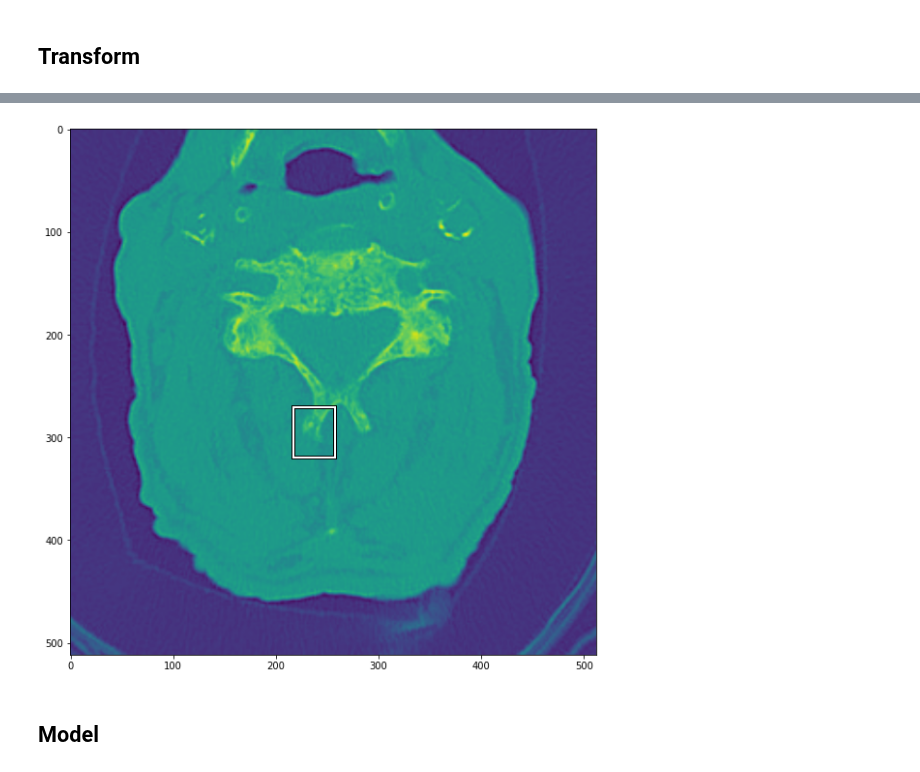
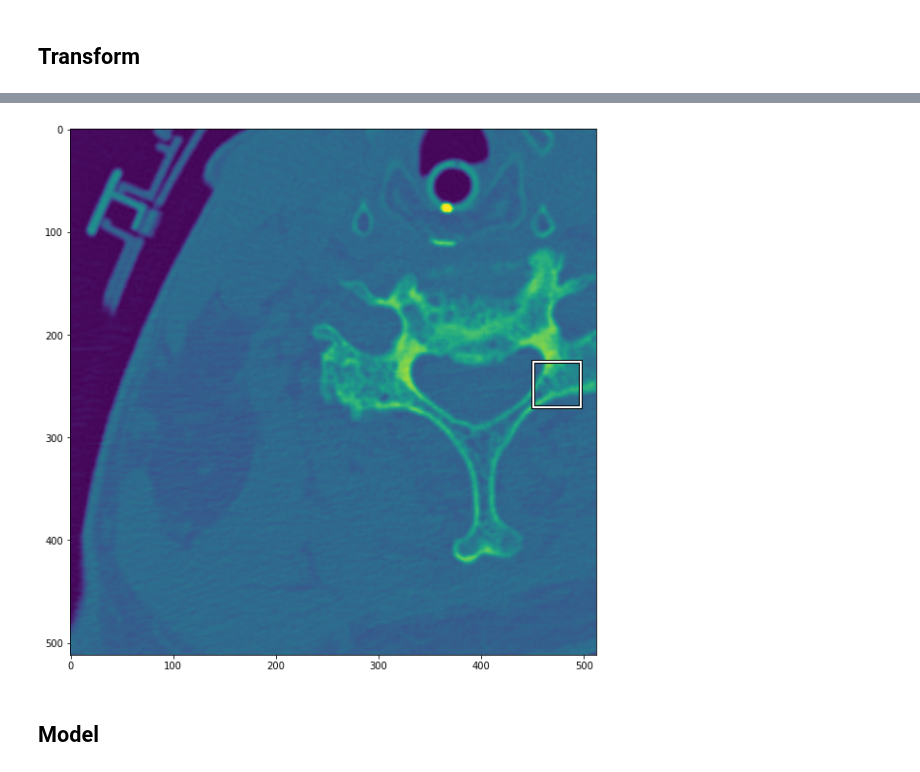
Before and after one commit to ghty011/cervical_spine, a Jupyter notebook: final/train_axial_detection.ipynb, the cells around one changed output, grey strips where cells are left out. Saved outputs shown, nothing was run; the diff lists cells and outputs as text; code cells hidden in the pictures.

```diff
--- a/final/train_axial_detection.ipynb
+++ b/final/train_axial_detection.ipynb
@@ -119,7 +119,8 @@ boundary_df.head()
 | 1.2.826.0.1.3680043.10016 | 1.136566 | 73.564575 | 27.175400 | 444.91382 | 438.84436 |
 | 1.2.826.0.1.3680043.10032 | 1.951216 | 85.200000 | 30.145882 | 420.28073 | 443.24400 |
 # %%
-bbox_boundary_df = boundary_df.loc[df.index.unique().values]
+# bbox 가 있는 애들만
+bbox_boundary_df = boundary_df.loc[bbox_df.index.unique().values]
 len(bbox_boundary_df)
 # %% [output]
 234
@@ -169,0 +219,3 @@ square_crop_position([0, 1, 2, 4], image_size=5)
+# %%
+pos_count = len(total_df[~total_df['x'].isna()])
+pos_count
@@ -169,0 +224,3 @@ square_crop_position([0, 1, 2, 4], image_size=5)
+# %%
+df = pd.concat((total_df[~total_df['x'].isna()], total_df[total_df['x'].isna()].sample(n=pos_count)))
+len(df)
@@ -278,14 +349,19 @@ class FractureDatasetAdaptor(Dataset):
         # img = Image.open(os.path.join(self.images_dir_path, s['StudyInstanceUID'], f"{s['axial_index']}.jpeg"))
         # print(s)
         UID = s.name
+        # print(s)
         slice = int(s['axial_index'])
         r = Image.open(os.path.join(self.image_dir, UID, f"{slice-1}.jpeg"))
         g = Image.open(os.path.join(self.image_dir, UID, f"{slice-0}.jpeg"))
         b = Image.open(os.path.join(self.image_dir, UID, f"{slice+1}.jpeg"))
         img = Image.merge('RGB', (r, g, b))
 
-        pascal_bboxes = [[s.x, s.y, s.x + s.width, s.y + s.height]]
-        class_labels = np.ones(1)
+        if pd.isna(s.x):
+            pascal_bboxes = []
+            class_labels = []
+        else:
+            pascal_bboxes = [[s.x, s.y, s.x + s.width, s.y + s.height]]
+            class_labels = np.ones(1)
 
         crop_box = s[['xmin','ymin','xmax','ymax']].values
         return img, pascal_bboxes, class_labels, idx, crop_box
@@ -298,6 +374,6 @@ class FractureDatasetAdaptor(Dataset):
 
 da = FractureDatasetAdaptor(IMAGES_DIR, df)
 len(da)
-da.get_image_and_labels_by_idx(0)
+da.get_image_and_labels_by_idx(270)
 # %% [output]
 (<PIL.Image.Image image mode=RGB size=512x512 at 0x...>,
@@ -355,35 +431,51 @@ class EfficientDetDataset(Dataset):
             crop_box
         ) = self.ds.get_image_and_labels_by_idx(index)
 
-        image, pascal_bboxes = crop_image(image, pascal_bboxes[0], crop_box)
-        pascal_bboxes[0] = max(0, pascal_bboxes[0])
-        pascal_bboxes[1] = max(0, pascal_bboxes[1])
-        pascal_bboxes[2] = min(image.width, pascal_bboxes[2])
-        pascal_bboxes[3] = min(image.height, pascal_bboxes[3])
+        if len(pascal_bboxes) > 0:
+            image, pascal_bboxes = crop_image(image, pascal_bboxes[0], crop_box)
+            pascal_bboxes[0] = max(0, pascal_bboxes[0])
+            pascal_bboxes[1] = max(0, pascal_bboxes[1])
+            pascal_bboxes[2] = min(image.width, pascal_bboxes[2])
+            pascal_bboxes[3] = min(image.height, pascal_bboxes[3])
 
-        sample = {
-            "image": np.array(image, dtype=np.float32),
-            "bboxes": [pascal_bboxes],
-            "labels": class_labels,
-        }
+            sample = {
+                "image": np.array(image, dtype=np.float32),
+                "bboxes": [pascal_bboxes],
+                "labels": class_labels,
+            }
+            sample = self.transforms(**sample)
+            sample["bboxes"] = np.array(sample["bboxes"])
+            image = sample["image"]
+            labels = sample["labels"]
 
-        sample = self.transforms(**sample)
-        sample["bboxes"] = np.array(sample["bboxes"])
-        image = sample["image"]
-        labels = sample["labels"]
+            # print(sample)
 
-        _, new_h, new_w = image.shape
-        sample["bboxes"][:, [0, 1, 2, 3]] = sample["bboxes"][
+            _, new_h, new_w = image.shape
+
+            sample["bboxes"][:, [0, 1, 2, 3]] = sample["bboxes"][
                                             :, [1, 0, 3, 2]
                                             ]  # convert to yxyx
 
-        target = {
-            "bboxes": torch.as_tensor(sample["bboxes"], dtype=torch.float32),
-            "labels": torch.as_tensor(labels),
-            "image_id": torch.tensor([image_id]),
-            "img_size": (new_h, new_w),
-            "img_scale": torch.tensor([1.]),
-        }
+            target = {
+                "bboxes": torch.as_tensor(sample["bboxes"], dtype=torch.float32),
+                "labels": torch.as_tensor(labels),
+                "image_id": torch.tensor([image_id]),
+                "img_size": (new_h, new_w),
+                "img_scale": torch.tensor([1.]),
+            }
+        else:
+            image = image.crop(crop_box)
+            image = self.transforms(image=np.array(image, dtype=np.float32), bboxes=[], labels=[])["image"]
+            _, new_h, new_w = image.shape
+            target = {
+                "bboxes": torch.zeros((0, 4)),
+                "labels": torch.tensor([]),
+                "image_id": torch.tensor([image_id]),
+                "img_size": (new_h, new_w),
+                "img_scale": torch.tensor([1.]),
+            }
+
+
 
         return image, target, image_id
 
@@ -392,9 +484,11 @@ class EfficientDetDataset(Dataset):
 
 
 train_dataset = EfficientDetDataset(da, transforms=get_train_transforms())
-img, ann, idx = train_dataset[370]
+img, ann, idx = train_dataset[270]
 print(ann)
 fig, ax = plt.subplots(1, figsize=(10, 10))
 ax.imshow(img[0, :, :])
-draw_pascal_voc_bboxes(ax, ann['bboxes'][0].cpu().numpy()[[1, 0, 3, 2]])
+
+if len(ann['bboxes']) > 0:
+    draw_pascal_voc_bboxes(ax, ann['bboxes'][0].cpu().numpy()[[1, 0, 3, 2]])
 # %% [output]
@@ -402,4 +496,4 @@ draw_pascal_voc_bboxes(ax, ann['bboxes'][0].cpu().numpy()[[1, 0, 3, 2]])
-[figure, old version]
+[figure, new version]
 # %%
 def collate_fn(batch):
     images, targets, image_ids = tuple(zip(*batch))
```
Also changed, not shown: parts of 20 cells of this notebook, 1 other file.
